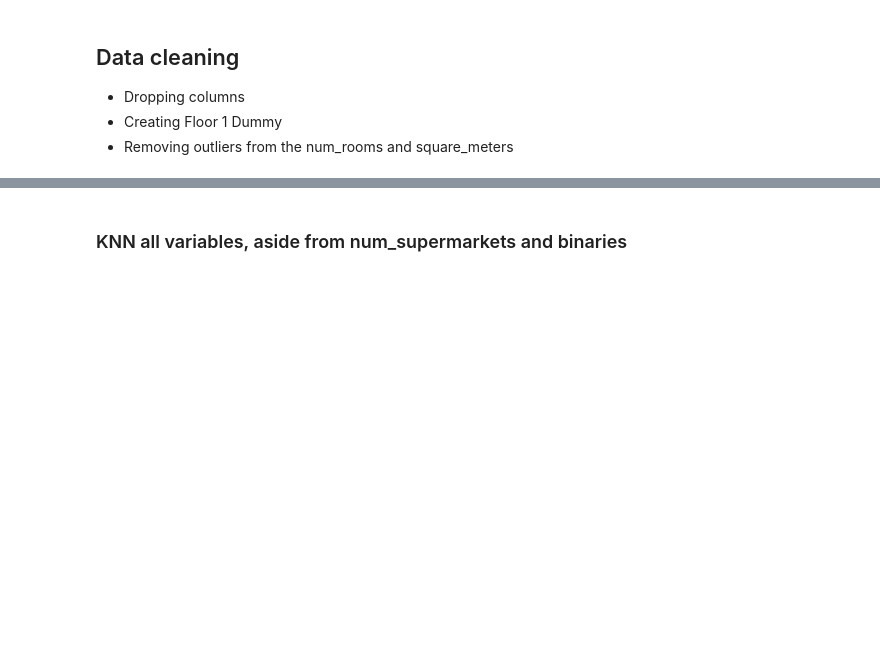
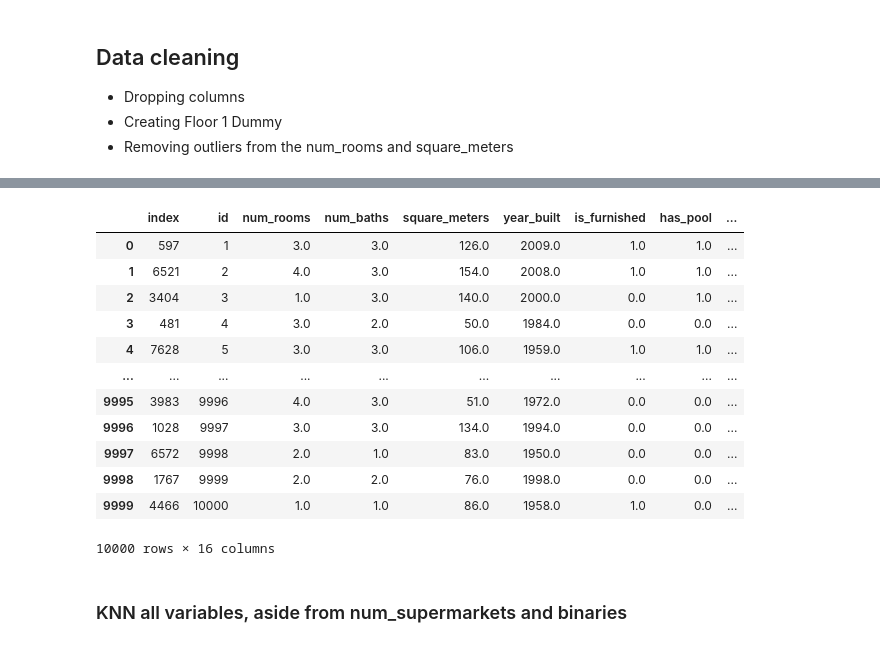
Before and after one commit to ollie-gats/ML_house_price_prediction_project, a Jupyter notebook: improved_method.ipynb, the cells around one changed output, grey strips where cells are left out. Saved outputs shown, nothing was run; the diff lists cells and outputs as text; code cells hidden in the pictures; blank space fills up the shorter version.

```diff
--- a/improved_method.ipynb
+++ b/improved_method.ipynb
@@ -74 +90,29 @@ df.loc[df['square_meters'] < 0, 'square_meters'] = np.nan
+# %%
+# Standardization
+def imputing_missing(impute_df, vars_to_impute):
+    standardizer = StandardScaler()
+    impute_df[vars_to_impute] = standardizer.fit_transform(df[vars_to_impute])
+    imputer = KNNImputer(n_neighbors=7)
+    impute_df[vars_to_impute] = imputer.fit_transform(df[vars_to_impute])
+    impute_df[vars_to_impute] = standardizer.inverse_transform(df[vars_to_impute])
+    return impute_df
+
+vars_to_impute = ['num_rooms', 'num_baths', 'square_meters', 'year_built', 'num_crimes', 'price', 'floor', 'has_ac', 'accepts_pets', 'is_furnished', 'has_pool']
+df = imputing_missing(df, vars_to_impute)
+# %%
+df
+# %% [output]
+|  | index | id | num_rooms | num_baths | square_meters | year_built | is_furnished | has_pool | ... |
+| 0 | 597 | 1 | 3.0 | 3.0 | 126.0 | 2009.0 | 1.0 | 1.0 | ... |
+| 1 | 6521 | 2 | 4.0 | 3.0 | 154.0 | 2008.0 | 1.0 | 1.0 | ... |
+| 2 | 3404 | 3 | 1.0 | 3.0 | 140.0 | 2000.0 | 0.0 | 1.0 | ... |
+| 3 | 481 | 4 | 3.0 | 2.0 | 50.0 | 1984.0 | 0.0 | 0.0 | ... |
+| 4 | 7628 | 5 | 3.0 | 3.0 | 106.0 | 1959.0 | 1.0 | 1.0 | ... |
+| ... | ... | ... | ... | ... | ... | ... | ... | ... | ... |
+| 9995 | 3983 | 9996 | 4.0 | 3.0 | 51.0 | 1972.0 | 0.0 | 0.0 | ... |
+| 9996 | 1028 | 9997 | 3.0 | 3.0 | 134.0 | 1994.0 | 0.0 | 0.0 | ... |
+| 9997 | 6572 | 9998 | 2.0 | 1.0 | 83.0 | 1950.0 | 0.0 | 0.0 | ... |
+| 9998 | 1767 | 9999 | 2.0 | 2.0 | 76.0 | 1998.0 | 0.0 | 0.0 | ... |
+| 9999 | 4466 | 10000 | 1.0 | 1.0 | 86.0 | 1958.0 | 1.0 | 0.0 | ... |
+10000 rows × 16 columns
 # %%
```
Also changed, not shown: parts of 11 cells of this notebook.
